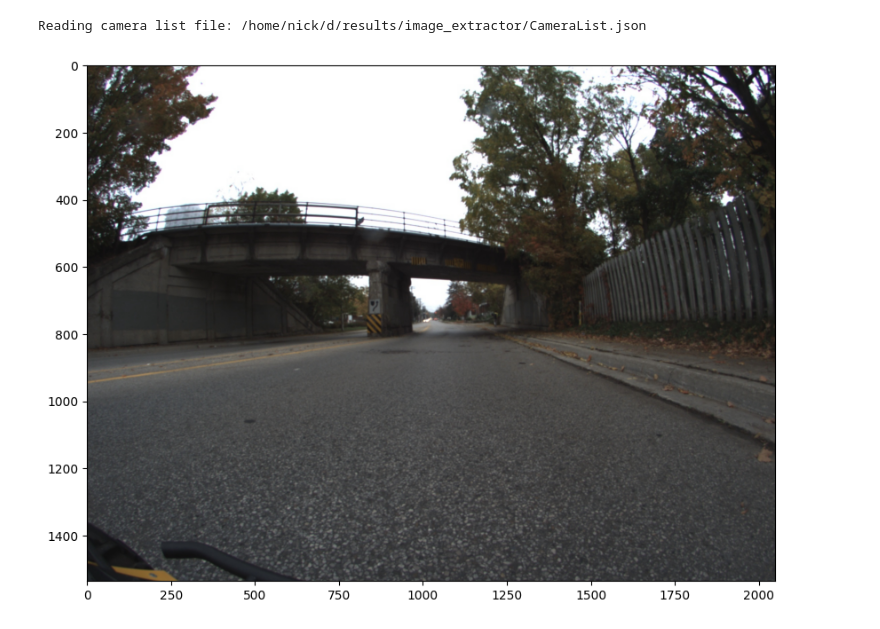
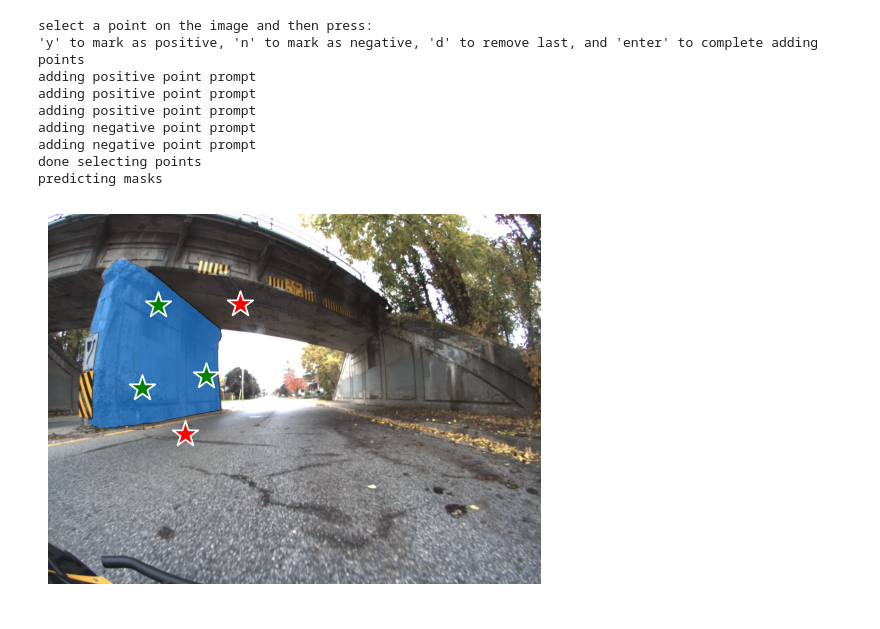
Before and after one commit to BEAMRobotics/beam_robotics, a Jupyter notebook: pipelines/run_sam.ipynb, the cells around one changed output. Cells and saved outputs as stored; diff of their text form; code cells hidden in the pictures.

Commit message:
add script to run segment anything

```diff
--- a/pipelines/run_sam.ipynb
+++ b/pipelines/run_sam.ipynb
@@ -8,3 +9,10 @@ import os
+# %%
+# Setup SAM
+from segment_anything import SamPredictor, sam_model_registry
+HOME = str(pathlib.Path.home())
+SAM_CHECKPOINT = f"{HOME}/data/sam/sam_vit_h_4b8939.pth"
+SAM_MODEL = sam_model_registry["default"](checkpoint=SAM_CHECKPOINT)
+PREDICTOR = SamPredictor(SAM_MODEL)
 # %%
 def show_mask(mask, ax, random_color=False):
     if random_color:
@@ -60,11 +68,18 @@ class ImageExtractorIterator:
                     self.current_images_list.append(image_path)
 
     def next(self):
-        if self.image_id > len(self.current_images_list) - 1:
+        image_id = self.image_id
+        if image_id > len(self.current_images_list) - 1:
             self.camera_id += 1
             self.image_id = 0
             if self.camera_id > len(self.cameras) - 1:
                 return None
             self._get_current_images()
+        self.image_id += 1
+        return self.current_images_list[image_id]
 
-        return self.current_images_list[self.image_id]
+    def skip_n(self, n: int):
+        image_path = ""
+        for i in range(n):
+            image_path = self.next()
+        return image_path
@@ -71,26 +163,70 @@ class ImageExtractorIterator:
 # %%
+from IPython.display import display, clear_output
+
 image_extractor_path = "/home/nick/d/results/image_extractor/"
 selected_cameras = ["F1_link"]
 image_iter = ImageExtractorIterator(
     image_extractor_path = image_extractor_path,
     camera_list_file = "CameraList.json",
     cameras = selected_cameras
 )
-
+skip_first_n_imgs = 10
+image_iter.skip_n(skip_first_n_imgs)
 
 while True:
+    clear_output()
     image_path = image_iter.next()
     if image_path is None:
         break
 
-    image = cv2.imread(image_path)
-    image = cv2.cvtColor(image, cv2.COLOR_BGR2RGB)
+    image_bgr = cv2.imread(image_path)
+    image = cv2.cvtColor(image_bgr, cv2.COLOR_BGR2RGB)
 
     plt.figure(figsize=(10,10))
     plt.imshow(image)
-    plt.axis('on')
+    plt.axis('off')
     plt.show()
+
+    if not use_image():
+        continue
+
+    clear_output()
+    coords, labels = get_clicked_points(image_path)
+    # convert to numpy
+    num_points = len(coords)
+    input_point = np.zeros((num_points, 2))
+    input_label = np.array(labels)
+    for i in range(num_points):
+        input_point[i][0] = coords[i][0]
+        input_point[i][1] = coords[i][1]
+
+    if not coords:
+        print("No coordinates selected, skipping to next image")
+        continue
+
+    print("predicting masks")
+    PREDICTOR.set_image(image)
+    mask, score, logit = PREDICTOR.predict(
+        point_coords=input_point,
+        point_labels=input_label,
+        multimask_output=False,
+    )
+
+    plt.imshow(image)
+    show_points(input_point, input_label, plt.gca())
+    show_mask(mask, plt.gca())
+    plt.axis('off')
+    plt.show()
+
     break
 # %% [output]
-Reading camera list file: /home/nick/d/results/image_extractor/CameraList.json
+select a point on the image and then press:
+'y' to mark as positive, 'n' to mark as negative, 'd' to remove last, and 'enter' to complete adding points
+adding positive point prompt
+adding positive point prompt
+adding positive point prompt
+adding negative point prompt
+adding negative point prompt
+done selecting points
+predicting masks
-[figure, old version]
+[figure, new version]
```
Also changed, not shown: parts of 3 cells of this notebook, 1 other file.
